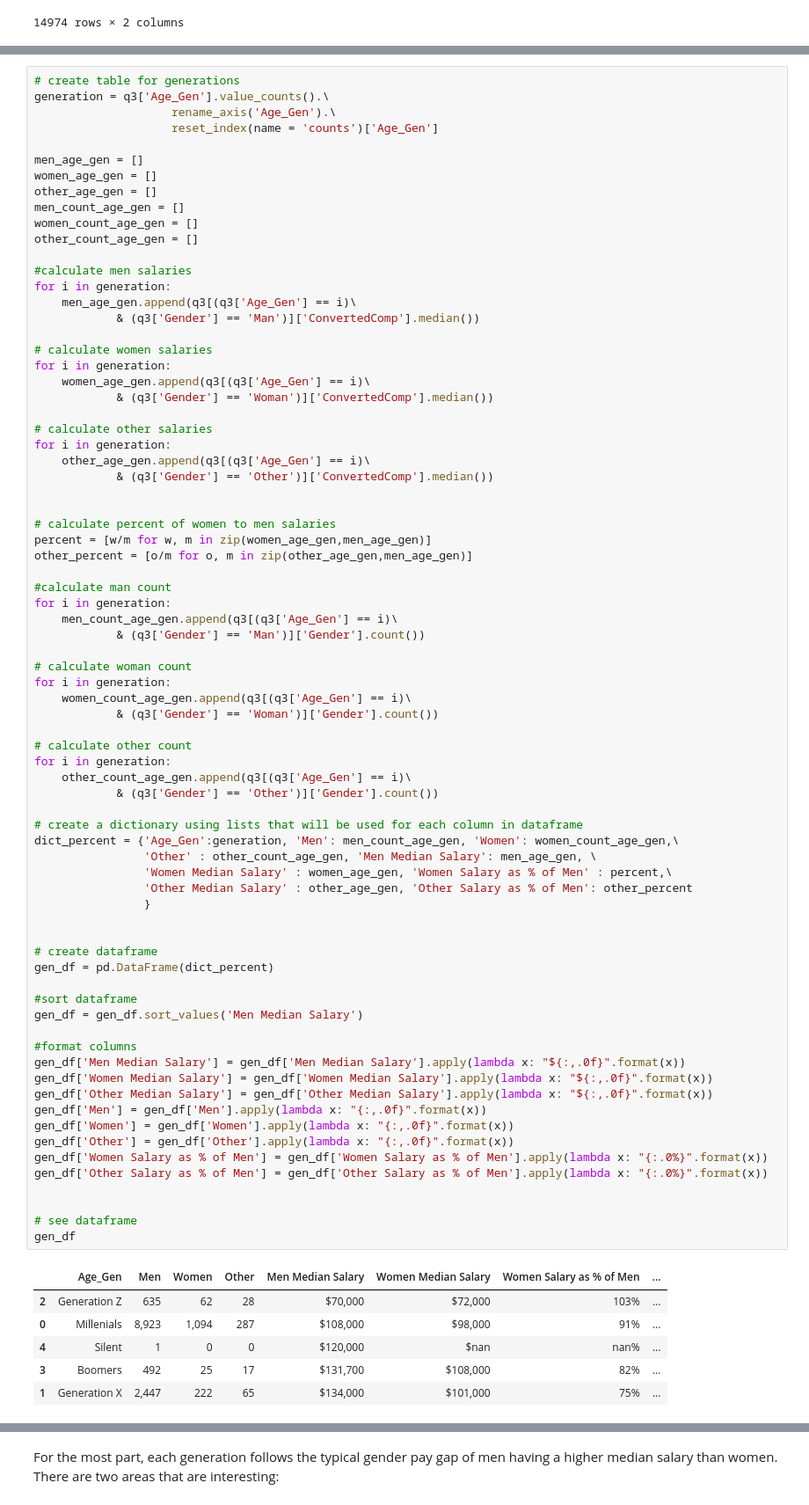
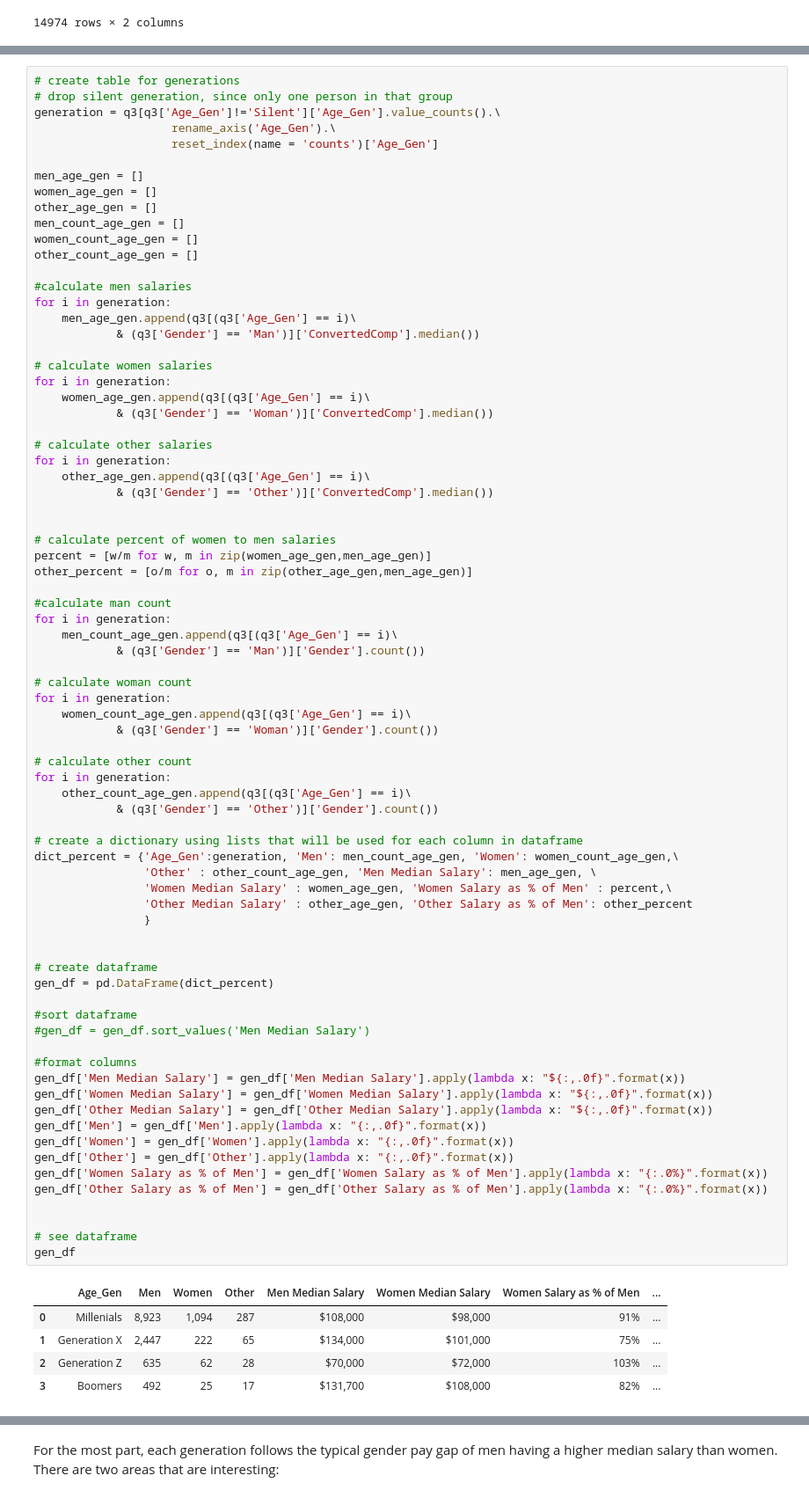
Before and after one commit to regomoto/Data_Science_Nanodegree, a Jupyter notebook: 01_blog/Salary_Analysis_Notebook.ipynb, the cells around one changed output, grey strips where cells are left out. Shown: that part at 88% size. Drawn from its saved outputs; the diff is of its cells as text.

```diff
--- a/01_blog/Salary_Analysis_Notebook.ipynb
+++ b/01_blog/Salary_Analysis_Notebook.ipynb
@@ -614,6 +623,7 @@ q3.head()
 # %%
 # create table for generations
-generation = q3['Age_Gen'].value_counts().\
+# drop silent generation, since only one person in that group
+generation = q3[q3['Age_Gen']!='Silent']['Age_Gen'].value_counts().\
                     rename_axis('Age_Gen').\
                     reset_index(name = 'counts')['Age_Gen']
 
@@ -660,36 +670,35 @@ for i in generation:
             & (q3['Gender'] == 'Other')]['Gender'].count())
 
 # create a dictionary using lists that will be used for each column in dataframe
 dict_percent = {'Age_Gen':generation, 'Men': men_count_age_gen, 'Women': women_count_age_gen,\
                 'Other' : other_count_age_gen, 'Men Median Salary': men_age_gen, \
                 'Women Median Salary' : women_age_gen, 'Women Salary as % of Men' : percent,\
                 'Other Median Salary' : other_age_gen, 'Other Salary as % of Men': other_percent
                 }
 
 
 # create dataframe
 gen_df = pd.DataFrame(dict_percent)
 
 #sort dataframe
-gen_df = gen_df.sort_values('Men Median Salary')
+#gen_df = gen_df.sort_values('Men Median Salary')
 
 #format columns
 gen_df['Men Median Salary'] = gen_df['Men Median Salary'].apply(lambda x: "${:,.0f}".format(x))
 gen_df['Women Median Salary'] = gen_df['Women Median Salary'].apply(lambda x: "${:,.0f}".format(x))
 gen_df['Other Median Salary'] = gen_df['Other Median Salary'].apply(lambda x: "${:,.0f}".format(x))
 gen_df['Men'] = gen_df['Men'].apply(lambda x: "{:,.0f}".format(x))
 gen_df['Women'] = gen_df['Women'].apply(lambda x: "{:,.0f}".format(x))
 gen_df['Other'] = gen_df['Other'].apply(lambda x: "{:,.0f}".format(x))
 gen_df['Women Salary as % of Men'] = gen_df['Women Salary as % of Men'].apply(lambda x: "{:.0%}".format(x))
 gen_df['Other Salary as % of Men'] = gen_df['Other Salary as % of Men'].apply(lambda x: "{:.0%}".format(x))
 
 
 # see dataframe
 gen_df
 # %% [output]
 |  | Age_Gen | Men | Women | Other | Men Median Salary | Women Median Salary | Women Salary as % of Men | ... |
+| 0 | Millenials | 8,923 | 1,094 | 287 | $108,000 | $98,000 | 91% | ... |
+| 1 | Generation X | 2,447 | 222 | 65 | $134,000 | $101,000 | 75% | ... |
 | 2 | Generation Z | 635 | 62 | 28 | $70,000 | $72,000 | 103% | ... |
-| 0 | Millenials | 8,923 | 1,094 | 287 | $108,000 | $98,000 | 91% | ... |
-| 4 | Silent | 1 | 0 | 0 | $120,000 | $nan | nan% | ... |
 | 3 | Boomers | 492 | 25 | 17 | $131,700 | $108,000 | 82% | ... |
-| 1 | Generation X | 2,447 | 222 | 65 | $134,000 | $101,000 | 75% | ... |
```
Also changed, not shown: parts of 16 cells of this notebook, 1 other file.
